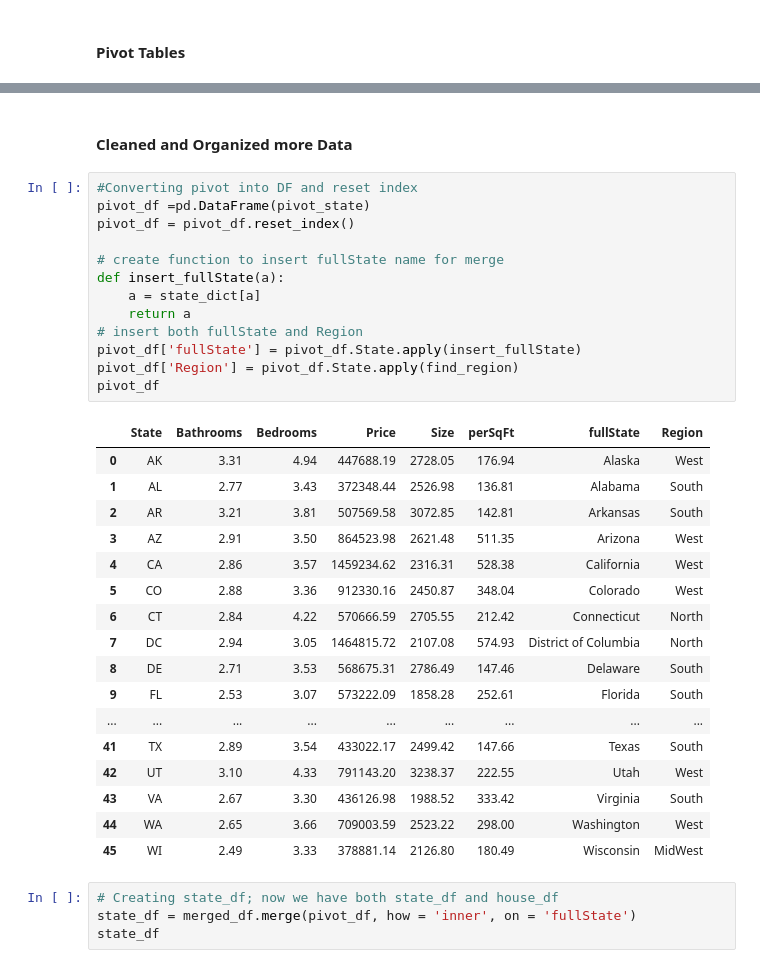
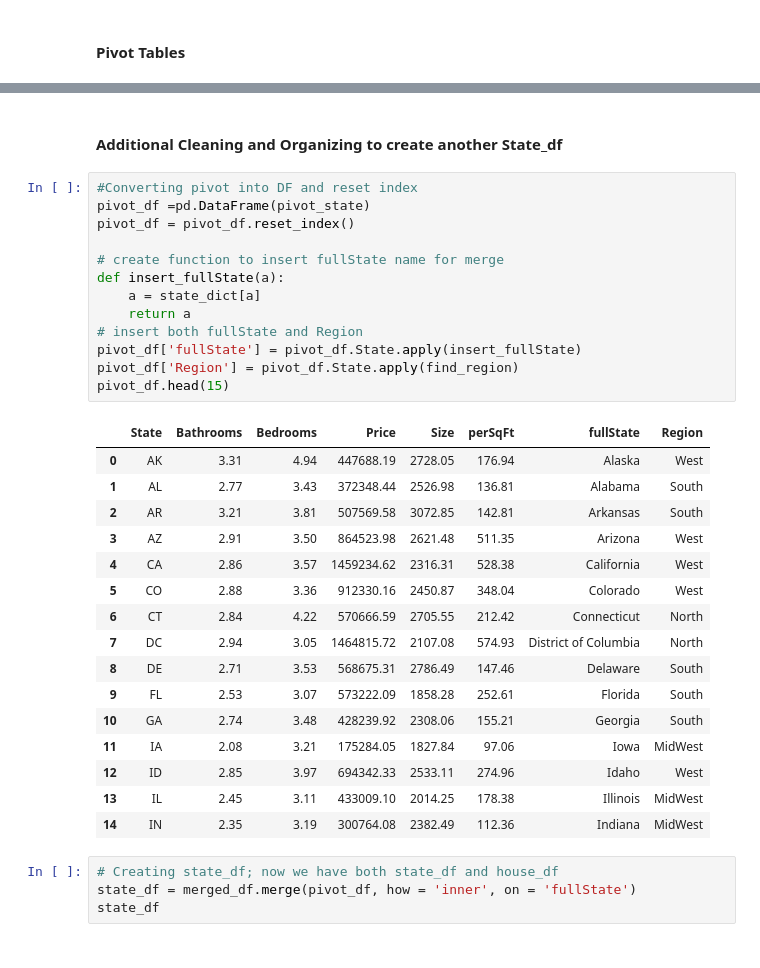
Before and after one commit to StockJanitor/CIS41_Project, a Jupyter notebook: CIS41_Project.ipynb, the cells around one changed output, grey strips where cells are left out. Drawn from its saved outputs; the diff is of its cells as text.

```diff
--- a/CIS41_Project.ipynb
+++ b/CIS41_Project.ipynb
@@ -648,36 +623,35 @@ pivot_state
-# %% [markdown]
-#### Cleaned and Organized more Data
+# %% [markdown]
+#### Additional Cleaning and Organizing to create another State_df
 # %%
 #Converting pivot into DF and reset index
 pivot_df =pd.DataFrame(pivot_state)
 pivot_df = pivot_df.reset_index()
 
 # create function to insert fullState name for merge
 def insert_fullState(a):
     a = state_dict[a]
     return a
 # insert both fullState and Region
 pivot_df['fullState'] = pivot_df.State.apply(insert_fullState)
 pivot_df['Region'] = pivot_df.State.apply(find_region)
-pivot_df
+pivot_df.head(15)
 # %% [output]
 |  | State | Bathrooms | Bedrooms | Price | Size | perSqFt | fullState | Region |
 | 0 | AK | 3.31 | 4.94 | 447688.19 | 2728.05 | 176.94 | Alaska | West |
 | 1 | AL | 2.77 | 3.43 | 372348.44 | 2526.98 | 136.81 | Alabama | South |
 | 2 | AR | 3.21 | 3.81 | 507569.58 | 3072.85 | 142.81 | Arkansas | South |
 | 3 | AZ | 2.91 | 3.50 | 864523.98 | 2621.48 | 511.35 | Arizona | West |
 | 4 | CA | 2.86 | 3.57 | 1459234.62 | 2316.31 | 528.38 | California | West |
 | 5 | CO | 2.88 | 3.36 | 912330.16 | 2450.87 | 348.04 | Colorado | West |
 | 6 | CT | 2.84 | 4.22 | 570666.59 | 2705.55 | 212.42 | Connecticut | North |
 | 7 | DC | 2.94 | 3.05 | 1464815.72 | 2107.08 | 574.93 | District of Columbia | North |
 | 8 | DE | 2.71 | 3.53 | 568675.31 | 2786.49 | 147.46 | Delaware | South |
 | 9 | FL | 2.53 | 3.07 | 573222.09 | 1858.28 | 252.61 | Florida | South |
-| ... | ... | ... | ... | ... | ... | ... | ... | ... |
-| 41 | TX | 2.89 | 3.54 | 433022.17 | 2499.42 | 147.66 | Texas | South |
-| 42 | UT | 3.10 | 4.33 | 791143.20 | 3238.37 | 222.55 | Utah | West |
-| 43 | VA | 2.67 | 3.30 | 436126.98 | 1988.52 | 333.42 | Virginia | South |
-| 44 | WA | 2.65 | 3.66 | 709003.59 | 2523.22 | 298.00 | Washington | West |
-| 45 | WI | 2.49 | 3.33 | 378881.14 | 2126.80 | 180.49 | Wisconsin | MidWest |
+| 10 | GA | 2.74 | 3.48 | 428239.92 | 2308.06 | 155.21 | Georgia | South |
+| 11 | IA | 2.08 | 3.21 | 175284.05 | 1827.84 | 97.06 | Iowa | MidWest |
+| 12 | ID | 2.85 | 3.97 | 694342.33 | 2533.11 | 274.96 | Idaho | West |
+| 13 | IL | 2.45 | 3.11 | 433009.10 | 2014.25 | 178.38 | Illinois | MidWest |
+| 14 | IN | 2.35 | 3.19 | 300764.08 | 2382.49 | 112.36 | Indiana | MidWest |
 # %%
 # Creating state_df; now we have both state_df and house_df
 state_df = merged_df.merge(pivot_df, how = 'inner', on = 'fullState')
```
Also changed, not shown: parts of 7 cells of this notebook, 1 other file.
